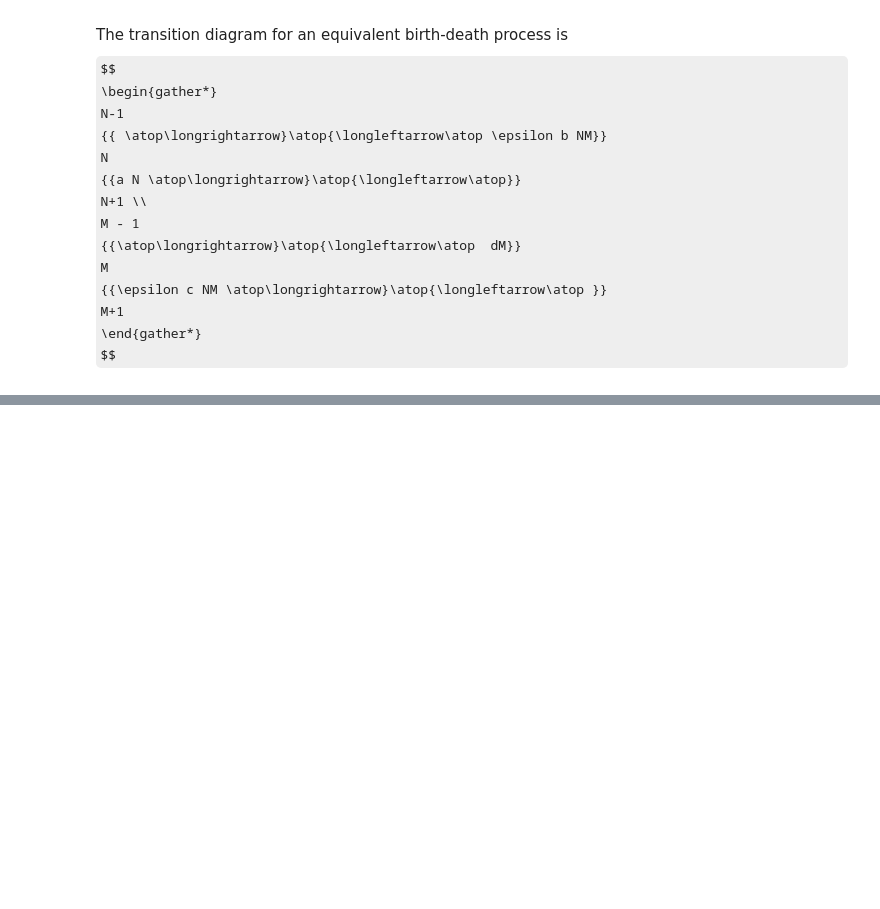
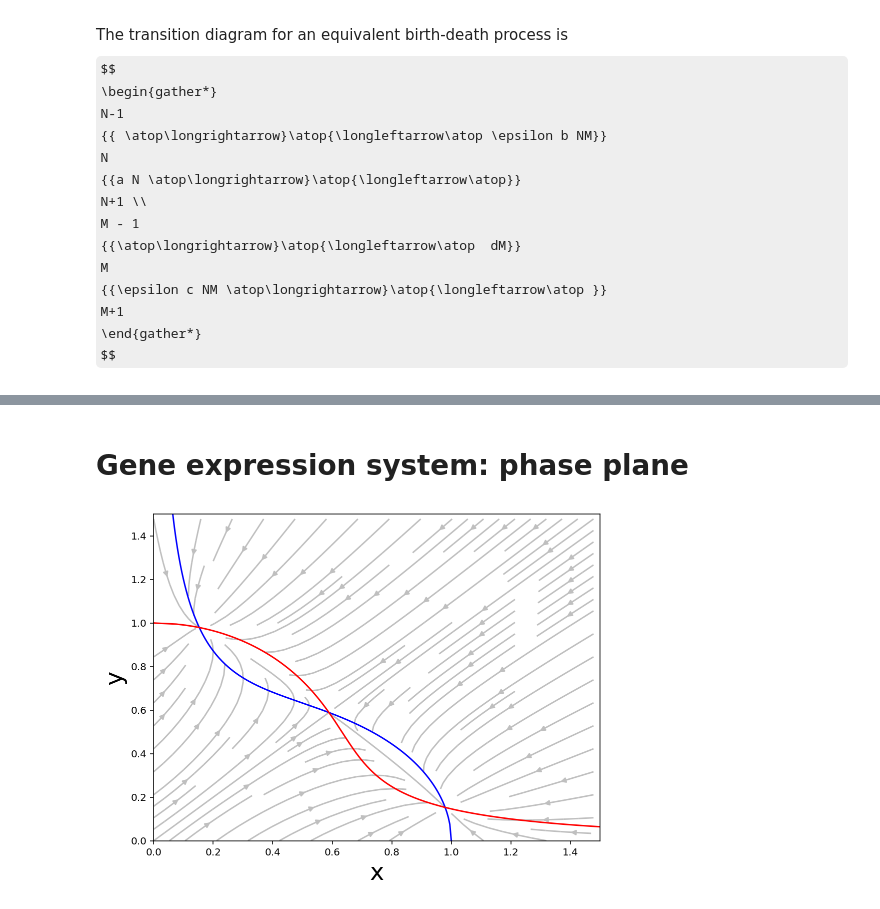
Before and after one commit to newby-jay/MATH371-Winter2020-JupyterNotebooks, a Jupyter notebook: Week 4 - birth death systems.ipynb, the cells around one changed output, grey strips where cells are left out. Drawn from its saved outputs; the diff is of its cells as text; code cells hidden in the pictures; some formulas as TeX source; blank space fills up the shorter version.

Commit message:
gene expression example

```diff
--- a/Week 4 - birth death systems.ipynb
+++ b/Week 4 - birth death systems.ipynb
@@ -115,0 +116,30 @@ ylabel('y', fontsize=24);
+# %% [markdown]
+# Gene expression system: phase plane
+# %%
+b = 0.15
+x = linspace(0.01, 1, 200)
+y1 = sqrt((b + x**2)*(1-x)/x)
+y2 = -sqrt((b + x**2)*(1-x)/x)
+
+xv = linspace(0, 1.5, 50)
+X, Y = meshgrid(xv, xv)
+U = (b + X**2)/(b + X**2 + Y**2) - X
+V = (b + Y**2)/(b + Y**2 + X**2) - Y
+# U /= sqrt(U**2 + V**2)
+# V /= sqrt(U**2 + V**2)
+
+figure(1, [8, 6])
+
+# quiver(X, Y, U, V, color='0.5')
+streamplot(X, Y, U, V, color='0.75')
+
+plot(x, y1, 'b')
+plot(y1, x, 'r')
+plot(x, y2, 'b')
+plot(y2, x, 'r')
+xlim(0, 1.5)
+ylim(0, 1.5)
+xlabel('x', fontsize=24)
+ylabel('y', fontsize=24);
+# %% [output]
+[figure, added]
```
Also changed, not shown: parts of 1 cell of this notebook, 1 other file.
